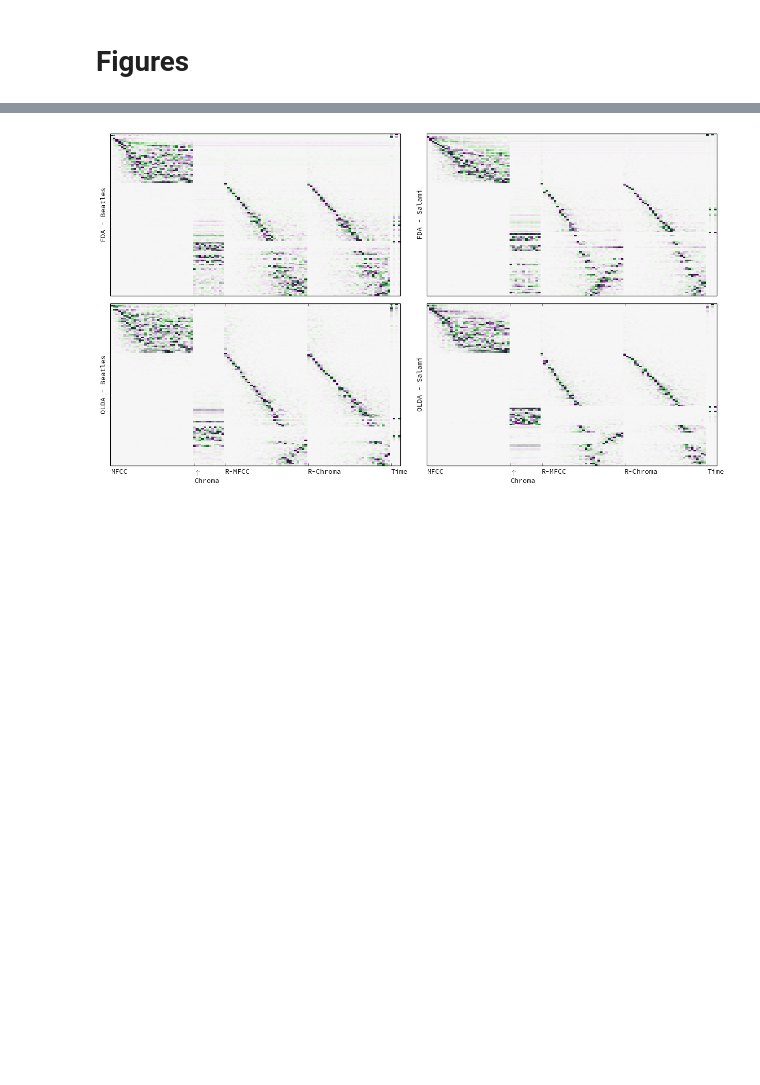
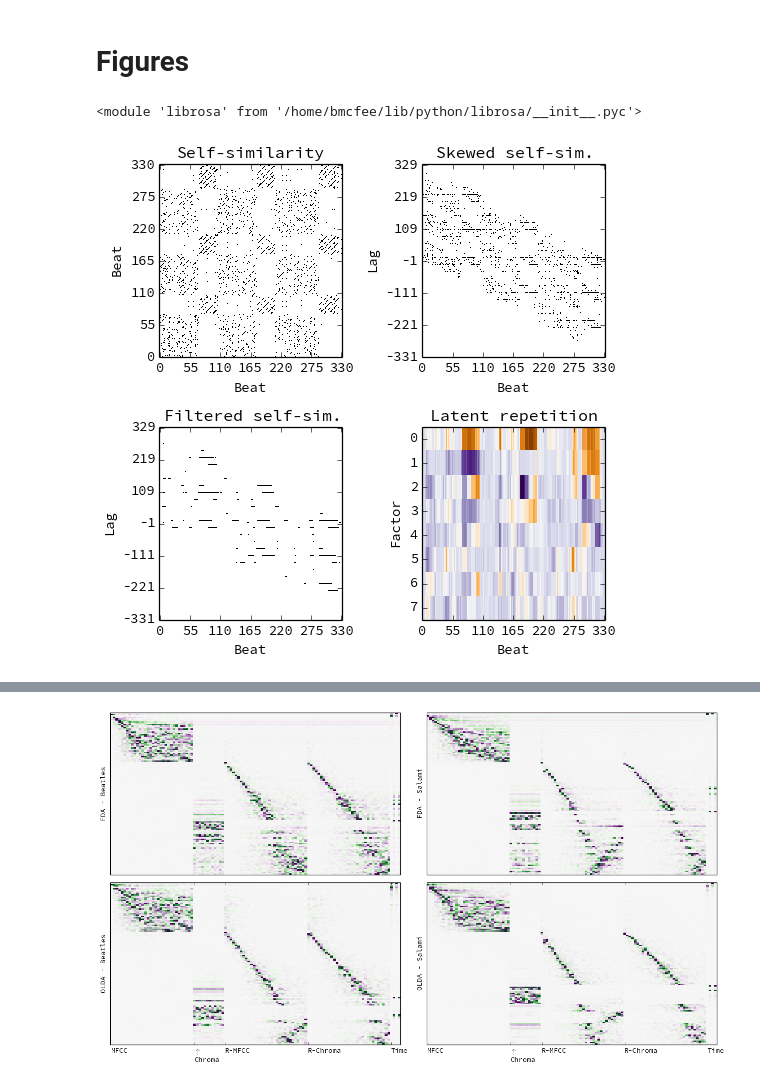
Before and after one commit to bmcfee/olda, a Jupyter notebook: code/ICASSP 2013 - Segmentation.ipynb, the cells around one changed output, grey strips where cells are left out. Saved outputs shown, nothing was run; the diff lists cells and outputs as text; code cells hidden in the pictures; blank space fills up the shorter version.

```diff
--- a/code/ICASSP 2013 - Segmentation.ipynb
+++ b/code/ICASSP 2013 - Segmentation.ipynb
@@ -453,6 +433,15 @@ def make_rep_feature_plot(M):
     #savefig('/home/bmcfee/git/olda/paper/figs/rep.svg', format='svg', pad_inches=0, transparent=True, dpi=200)
 # %%
 M = get_beat_mfccs('/home/bmcfee/data/CAL500/mp3/2pac-trapped.mp3')
+# %%
+reload(librosa.segment)
+reload(librosa)
+# %% [output]
+<module 'librosa' from '/home/bmcfee/lib/python/librosa/__init__.pyc'>
+# %%
+make_rep_feature_plot(M)
+# %% [output]
+[figure, added]
 # %%
 make_rep_feature_plot(M[:,40:137])
 # %% [output]
```
Also changed, not shown: parts of 22 cells of this notebook, 3 other files.
